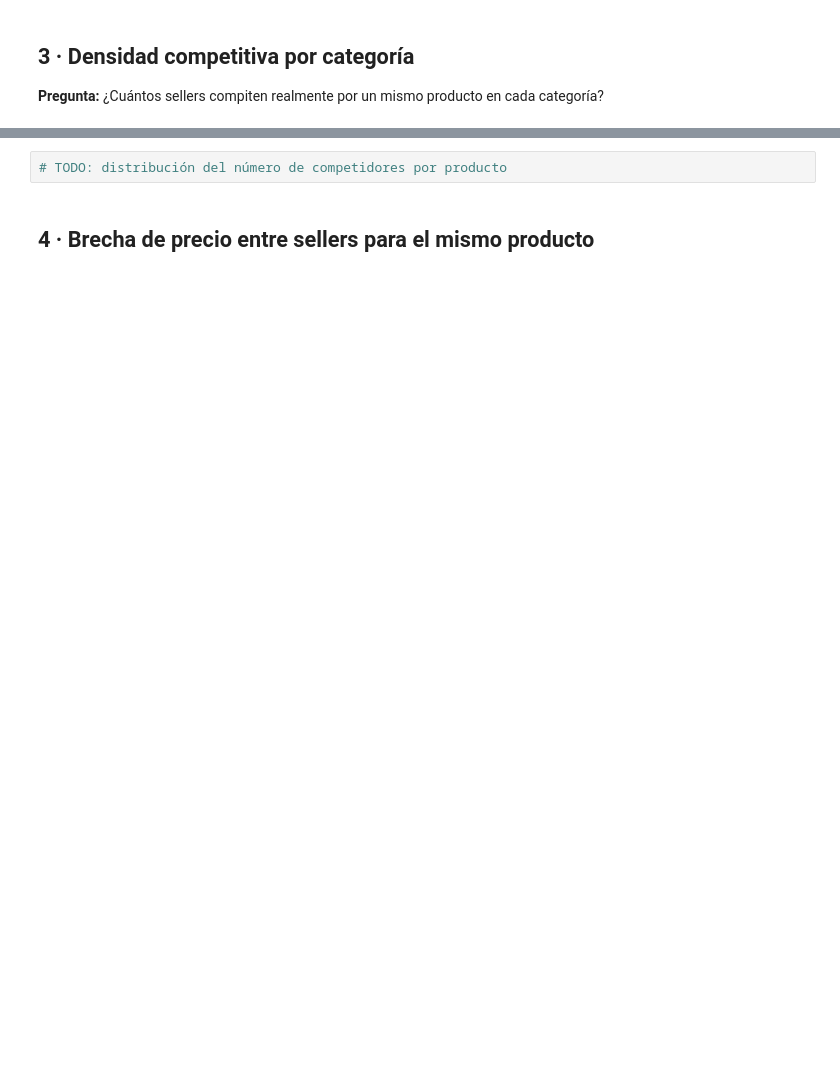
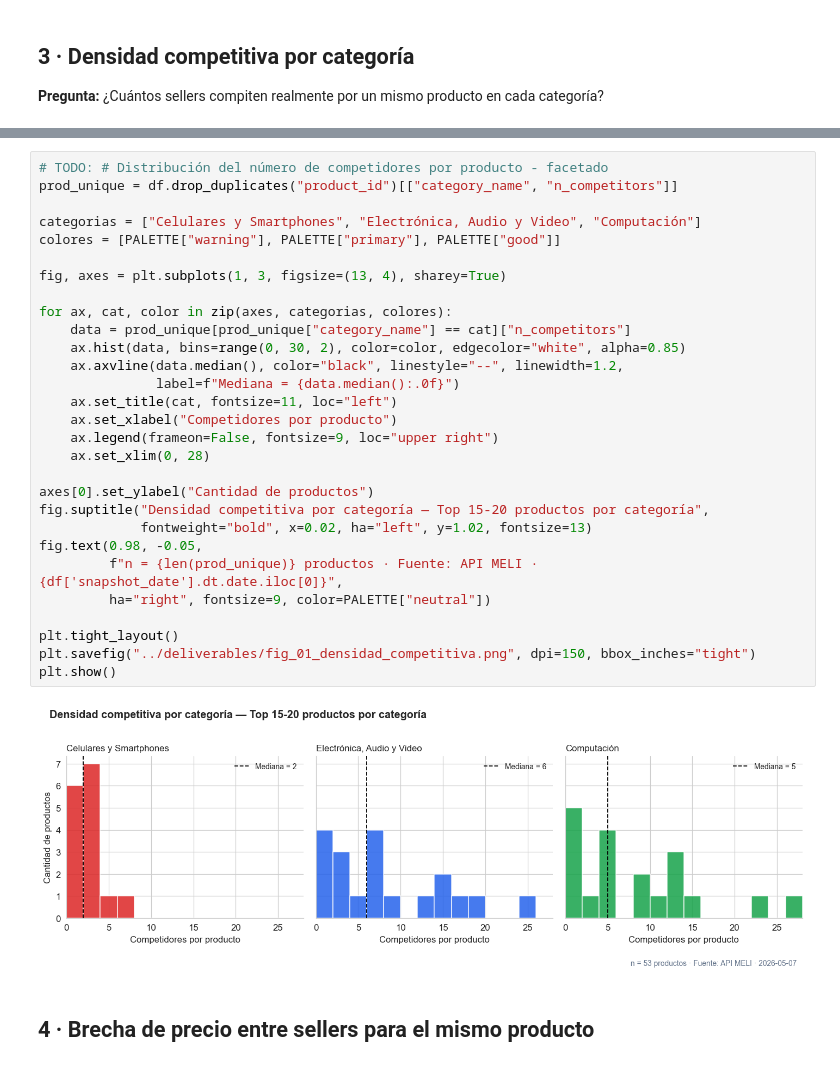
Before and after one commit to JulioPradenas/pricing-health-check-mlc, a Jupyter notebook: notebooks/01_eda.ipynb, the cells around one changed output, grey strips where cells are left out. Drawn from its saved outputs; the diff is of its cells as text; blank space fills up the shorter version.

```diff
--- a/notebooks/01_eda.ipynb
+++ b/notebooks/01_eda.ipynb
@@ -70,5 +117,34 @@ df.info()
 # %%
-# TODO: distribución del número de competidores por producto
+# TODO: # Distribución del número de competidores por producto - facetado
+prod_unique = df.drop_duplicates("product_id")[["category_name", "n_competitors"]]
+
+categorias = ["Celulares y Smartphones", "Electrónica, Audio y Video", "Computación"]
+colores = [PALETTE["warning"], PALETTE["primary"], PALETTE["good"]]
+
+fig, axes = plt.subplots(1, 3, figsize=(13, 4), sharey=True)
+
+for ax, cat, color in zip(axes, categorias, colores):
+    data = prod_unique[prod_unique["category_name"] == cat]["n_competitors"]
+    ax.hist(data, bins=range(0, 30, 2), color=color, edgecolor="white", alpha=0.85)
+    ax.axvline(data.median(), color="black", linestyle="--", linewidth=1.2,
+               label=f"Mediana = {data.median():.0f}")
+    ax.set_title(cat, fontsize=11, loc="left")
+    ax.set_xlabel("Competidores por producto")
+    ax.legend(frameon=False, fontsize=9, loc="upper right")
+    ax.set_xlim(0, 28)
+
+axes[0].set_ylabel("Cantidad de productos")
+fig.suptitle("Densidad competitiva por categoría — Top 15-20 productos por categoría",
+             fontweight="bold", x=0.02, ha="left", y=1.02, fontsize=13)
+fig.text(0.98, -0.05,
+         f"n = {len(prod_unique)} productos · Fuente: API MELI · {df['snapshot_date'].dt.date.iloc[0]}",
+         ha="right", fontsize=9, color=PALETTE["neutral"])
+
+plt.tight_layout()
+plt.savefig("../deliverables/fig_01_densidad_competitiva.png", dpi=150, bbox_inches="tight")
+plt.show()
+# %% [output]
+[figure, added]
 # %% [markdown]
 ## 4 · Brecha de precio entre sellers para el mismo producto
 # %%
```
Also changed, not shown: parts of 15 cells of this notebook, 4 other files.
